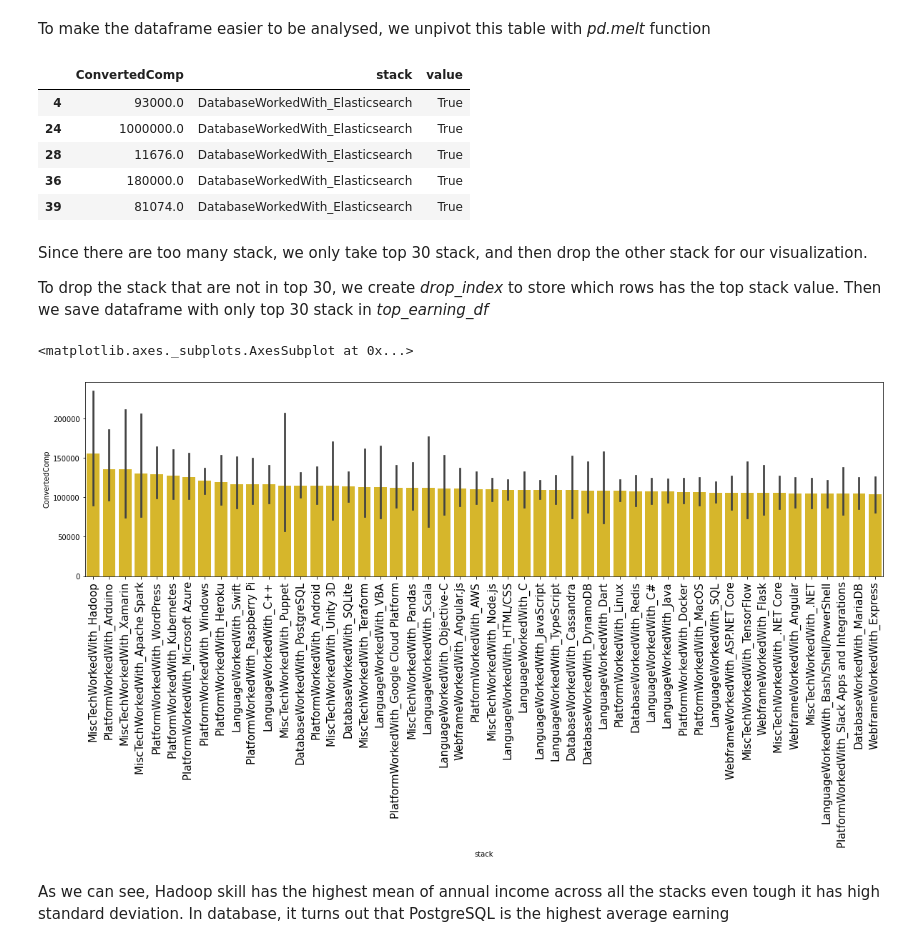
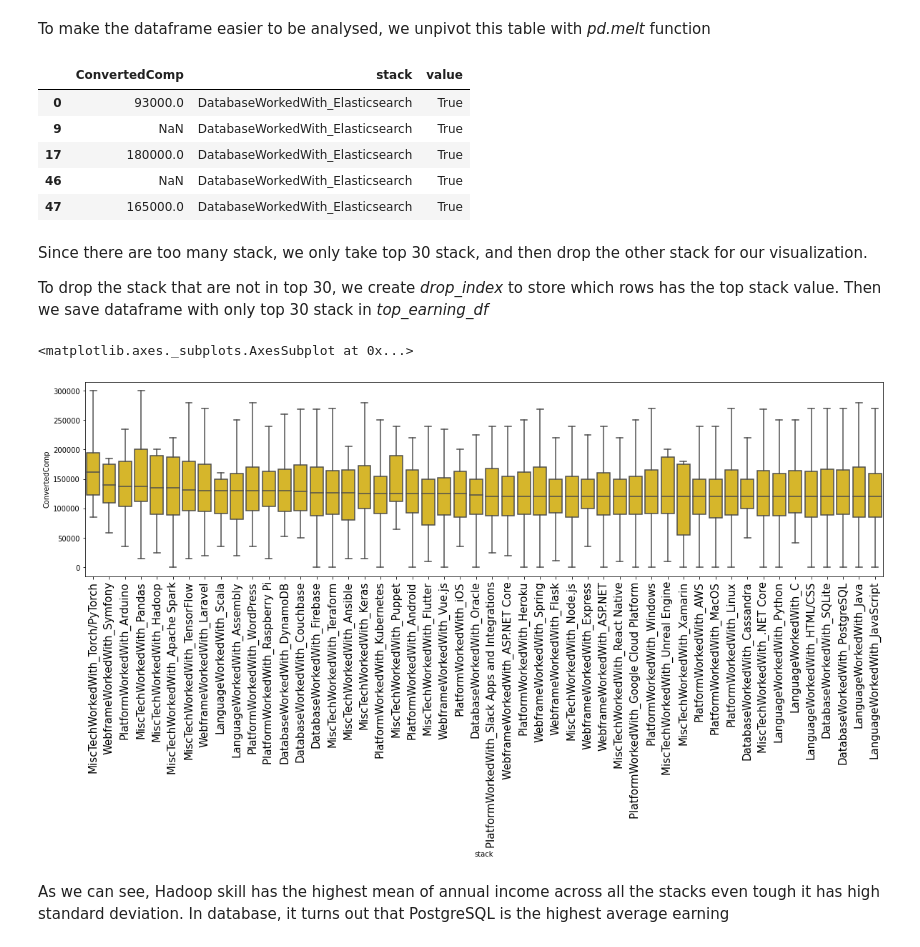
Before and after one commit to fahmiduldul/ds-blog-post, a Jupyter notebook: main.ipynb, the cells around one changed output. Drawn from its saved outputs; the diff is of its cells as text; code cells hidden in the pictures.

Commit message:
change mean to median in earning stack and change to boxplot

```diff
--- a/main.ipynb
+++ b/main.ipynb
@@ -138,7 +138,7 @@ def get_dummy_columns_name(raw_col_name, column_list):
   dummy_column_name_list = []
   for dummy_column in column_list:
     if raw_col_name in dummy_column:
-      dummy_column_names.append(dummy_column)
+      dummy_column_name_list.append(dummy_column)
 
   return dummy_column_name_list
 # %% [markdown]
@@ -297,6 +297,7 @@ Supprisingly, there is javascript, Node.js and React.js as it shows that we deve
 To make the dataframe easier to be analysed, we unpivot this table with *pd.melt* function
 # %%
 earning_df = df.dropna(subset=['ConvertedComp'])
+earning_df = df[df['Country']=='United States']
 earning_df = pd.melt(earning_df, id_vars='ConvertedComp',
                     value_vars=popular_stack_dummy_columns, var_name='stack')
 earning_df = earning_df[earning_df['value']]
@@ -304,17 +305,17 @@ earning_df = earning_df[earning_df['value']]
 earning_df.head()
 # %% [output]
 |  | ConvertedComp | stack | value |
-| 4 | 93000.0 | DatabaseWorkedWith_Elasticsearch | True |
-| 24 | 1000000.0 | DatabaseWorkedWith_Elasticsearch | True |
-| 28 | 11676.0 | DatabaseWorkedWith_Elasticsearch | True |
-| 36 | 180000.0 | DatabaseWorkedWith_Elasticsearch | True |
-| 39 | 81074.0 | DatabaseWorkedWith_Elasticsearch | True |
+| 0 | 93000.0 | DatabaseWorkedWith_Elasticsearch | True |
+| 9 | NaN | DatabaseWorkedWith_Elasticsearch | True |
+| 17 | 180000.0 | DatabaseWorkedWith_Elasticsearch | True |
+| 46 | NaN | DatabaseWorkedWith_Elasticsearch | True |
+| 47 | 165000.0 | DatabaseWorkedWith_Elasticsearch | True |
 # %% [markdown]
 Since there are too many stack, we only take top 30 stack, and then drop the other stack for our visualization.
 
 To drop the stack that are not in top 30, we create *drop_index* to store which rows has the top stack value. Then we save dataframe with only top 30 stack in *top_earning_df*
 # %%
-top_earning_stack = list(earning_df.groupby('stack').mean().sort_values('ConvertedComp', ascending=False).head(50).index)
+top_earning_stack = list(earning_df.groupby('stack').median().sort_values('ConvertedComp', ascending=False).head(50).index)
 
 drop_index = [False] * earning_df.shape[0]
 
@@ -325,11 +326,11 @@ top_earning_df = earning_df[drop_index]
 # %%
 plt.figure(figsize=(20,5))
 plt.xticks(rotation='vertical', fontsize=15.0)
-sns.barplot(data = top_earning_df[['ConvertedComp','stack']], color="#F2C80F", x='stack', y='ConvertedComp',
-            order=top_earning_stack)
+sns.boxplot(data = top_earning_df[['ConvertedComp','stack']], color="#F2C80F", x='stack', y='ConvertedComp',
+            order=top_earning_stack, showfliers=False)
 # %% [output]
 <matplotlib.axes._subplots.AxesSubplot at 0x...>
-[figure, old version]
+[figure, new version]
 # %% [markdown]
 As we can see, Hadoop skill has the highest mean of annual income across all the stacks even tough it has high standard deviation. In database, it turns out that PostgreSQL is the highest average earning
 # %% [markdown]
```
